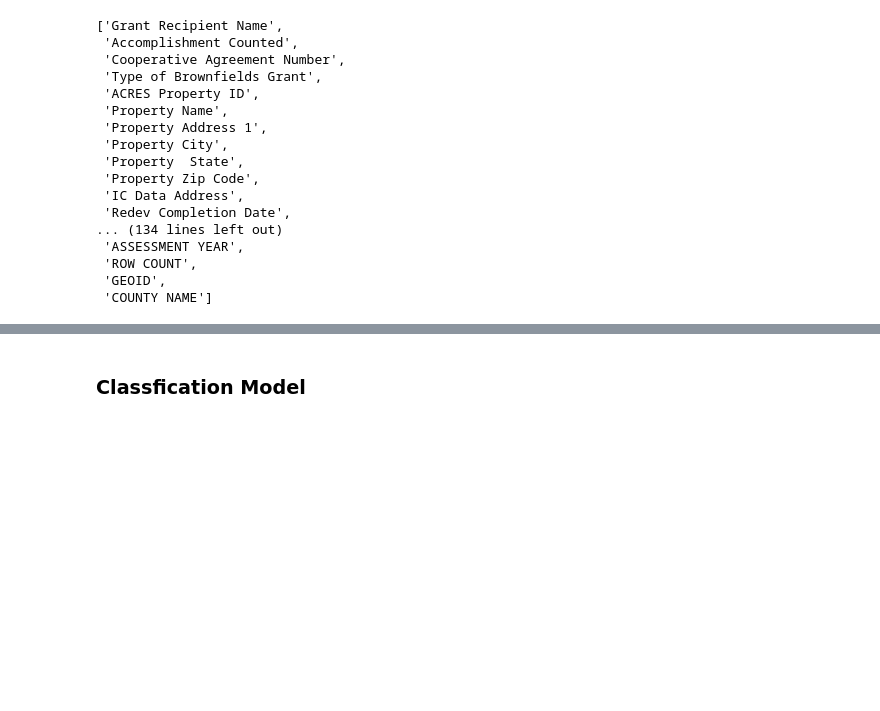
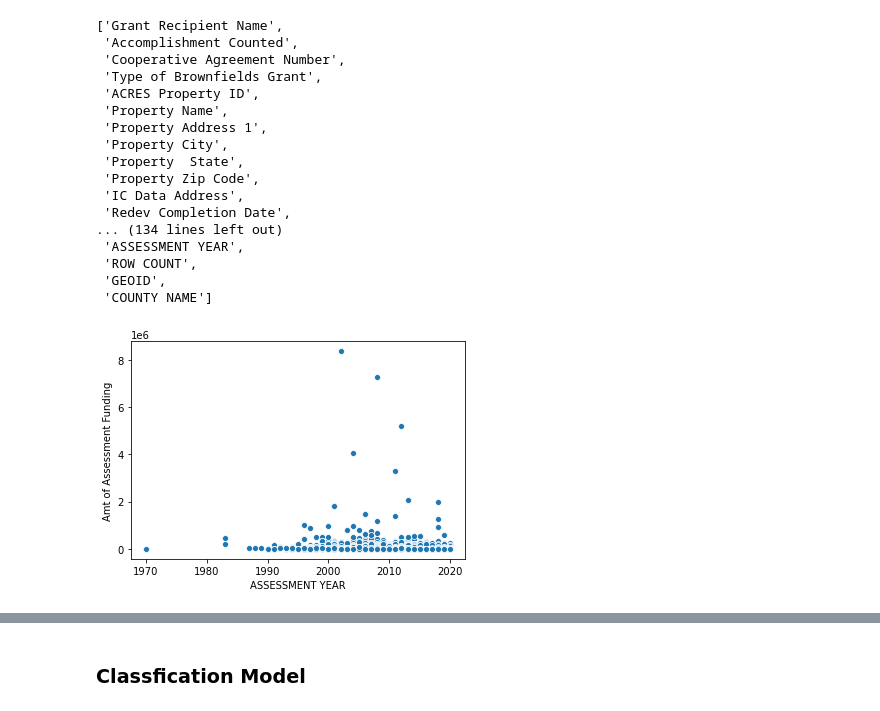
Before and after one commit to datakind/Mar21-environmental-impact, a Jupyter notebook: scripts/slpitz/classification_cleanup_required.ipynb, the cells around one changed output, grey strips where cells are left out. Cells and saved outputs as stored; diff of their text form; code cells hidden in the pictures; blank space fills up the shorter version.

```diff
--- a/scripts/slpitz/classification_cleanup_required.ipynb
+++ b/scripts/slpitz/classification_cleanup_required.ipynb
@@ -65,0 +69,7 @@ brownfields.columns.to_list()
+# %%
+#sns.set_theme(style="whitegrid")
+ax = sns.scatterplot(x='ASSESSMENT YEAR', y = 'Amt of Assessment Funding', data=brownfields)
+#ax.set_xlim(0,500000)
+#ax.set_ylim(0,6000000)
+# %% [output]
+[figure, added]
```
Also changed, not shown: parts of 23 cells of this notebook.
